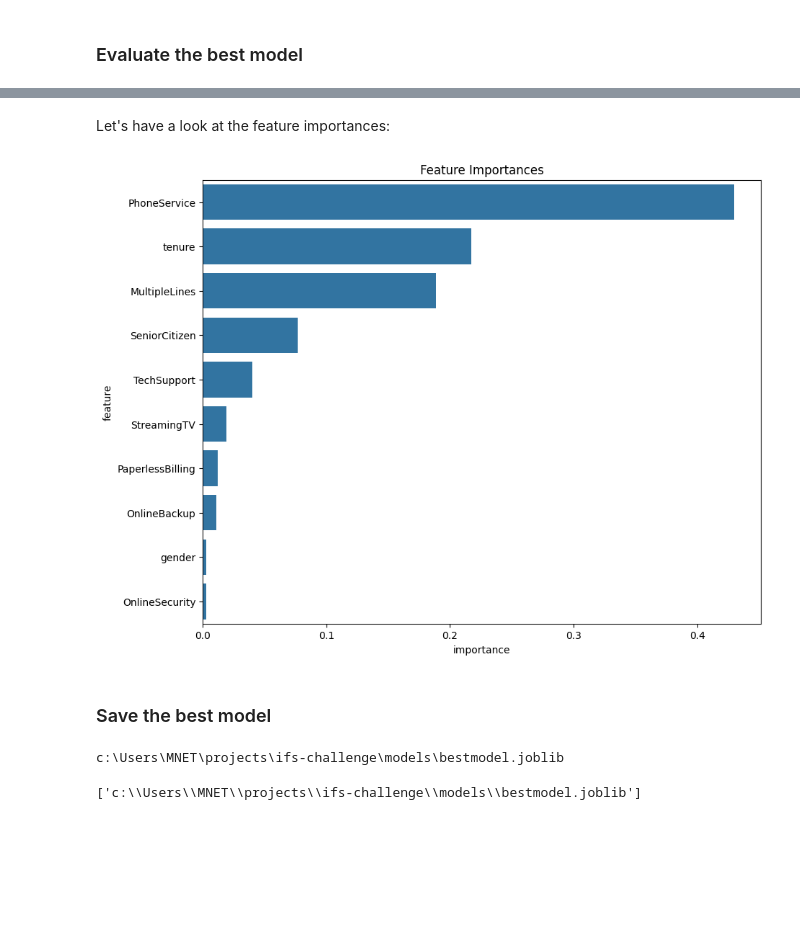
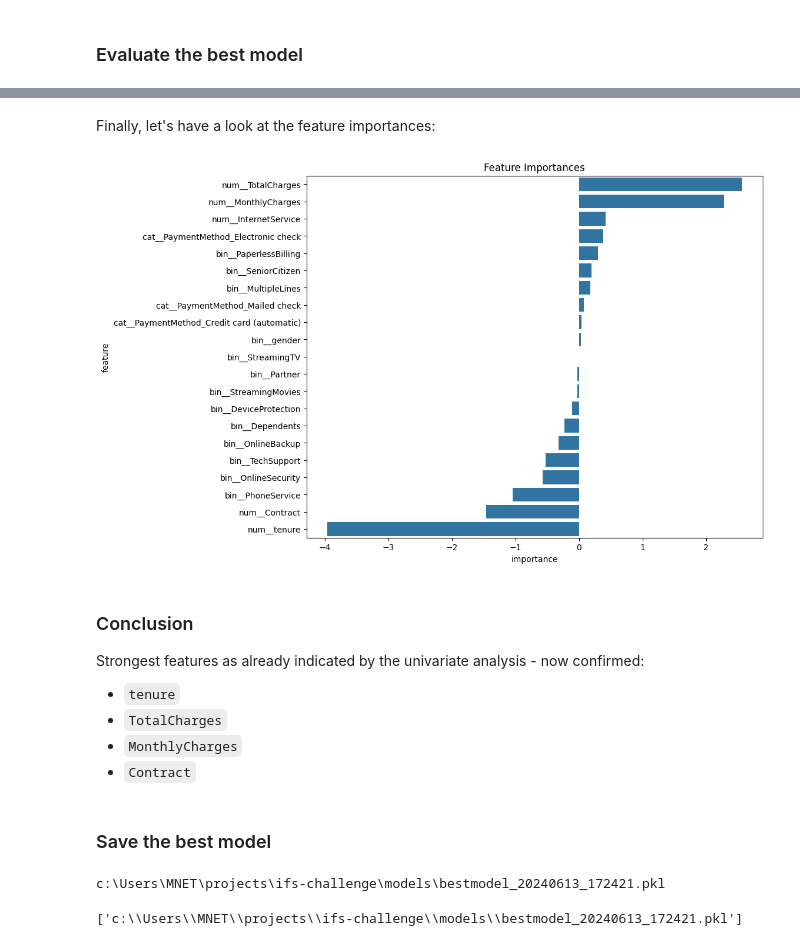
Before and after one commit to marton-eifert/churn_challenge, a Jupyter notebook: notebooks/churn_prediction.ipynb, the cells around one changed output, grey strips where cells are left out. Cells and saved outputs as stored; diff of their text form; code cells hidden in the pictures; blank space fills up the shorter version.

```diff
--- a/notebooks/churn_prediction.ipynb
+++ b/notebooks/churn_prediction.ipynb
@@ -176 +187,4 @@ data['InternetService'] = data['InternetService'].map(lambda x: 2 if x == 'Fiber
+# %%
+# Scale the integer columns by dividing by 24 (which is the number of months in 2 years)
+data['tenure'] = data['tenure'] / 24
 # %% [markdown]
@@ -431,7 +483,7 @@ from sklearn.metrics import (
 pipeline = Pipeline([
     ('preprocessor', preprocessor),
     ('feature_selection', SelectKBest(score_func=chi2, k=10)),
-    ('classifier', LogisticRegression())  # Default classifier, will be changed in grid search
+    ('classifier', LogisticRegression()),  # Default classifier, will be changed in grid search
 ])
 # %% [markdown]
 Our model candidates:
@@ -448,34 +500,39 @@ param_grids = {
     'logistic_regression': {
         'classifier': [LogisticRegression()],
         'classifier__C': [0.1, 1.0, 10.0],
-        'classifier__penalty': ['l2']
+        'classifier__penalty': ['l2'],
+        'feature_selection__k': [10, 15, 'all']
     },
     'random_forest': {
         'classifier': [RandomForestClassifier()],
         'classifier__n_estimators': [100, 200],
         'classifier__max_depth': [None, 10, 20],
+        'feature_selection__k': [10, 15, 'all']
     },
     'gradient_boosting': {
         'classifier': [GradientBoostingClassifier()],
         'classifier__n_estimators': [100, 200],
         'classifier__learning_rate': [0.1, 0.01],
+        'feature_selection__k': [10, 15, 'all']
     },
     'xgboost': {
         'classifier': [XGBClassifier()],
         'classifier__n_estimators': [100, 200],
         'classifier__learning_rate': [0.1, 0.01],
+        'feature_selection__k': [10, 15, 'all']
     },
     'svm_linear': {
-        'classifier': [SVC(kernel='linear')],
-        'classifier__C': [0.1, 1.0, 10.0],
+        'classifier': [CalibratedClassifierCV(estimator=SVC(kernel='linear'))],
+        'classifier__estimator__C': [0.1, 1.0, 10.0],
+        'feature_selection__k': [10, 15, 'all']
     },
     'svm_rbf': {
-        'classifier': [SVC(kernel='rbf')],
-        'classifier__C': [0.1, 1.0, 10.0],
-        'classifier__gamma': ['scale', 'auto'],
+        'classifier': [CalibratedClassifierCV(estimator=SVC(kernel='rbf'))],
+        'classifier__estimator__C': [0.1, 1.0, 10.0],
+        'classifier__estimator__gamma': ['scale', 'auto'],
+        'feature_selection__k': [10, 15, 'all']
     }
 }
-
 
 # Combine all parameter grids into one for grid search
 combined_param_grid = []
@@ -571,0 +611,16 @@ Selected features:
+# %%
+# Inspect the intermediate step of the pipeline: preprocessor
+pp: ColumnTransformer = best_model.named_steps['preprocessor']
+print("Number of raw features before preprocessing step: ", pp.n_features_in_)
+selected_features_names = pp.get_feature_names_out()
+print("Number of features after preprocessing: ", len(selected_features_names))
+print("Names of all features after preprocessing: ")
+print("\t* ", "\n\t* ".join(selected_features_names), "\n", sep="")
+
+# Inspect the intermediate step of the pipeline: feature selection
+fs: SelectKBest = best_model.named_steps['feature_selection']
+selected_features_idx = fs.get_support(indices=True)
+print("Indices of selected features: ", selected_features_idx)
+print("Number of selected features: ", len(selected_features_idx))
+print("Names of features after selection: ")
+print("\t* ", "\n\t* ".join(selected_features_names[selected_features_idx]), sep="")
@@ -656,28 +729,33 @@ plt.show()
 # %% [markdown]
-Let's have a look at the feature importances:
+Finally, let's have a look at the feature importances:
 # %%
-# Feature importance analysis
-best_model = grid_search.best_estimator_
-
 # Distingiush between feature importances and coefficients
 if hasattr(best_model.named_steps['classifier'], 'feature_importances_'):
     importances = best_model.named_steps['classifier'].feature_importances_
     feature_importance_df = pd.DataFrame({'feature': selected_features_names, 'importance': importances})
     feature_importance_df = feature_importance_df.sort_values(by='importance', ascending=False)
 elif hasattr(best_model.named_steps['classifier'], 'coef_'):
     importances = best_model.named_steps['classifier'].coef_[0]
     feature_importance_df = pd.DataFrame({'feature': selected_features_names, 'importance': importances})
     feature_importance_df = feature_importance_df.sort_values(by='importance', ascending=False)
 else:
     raise ValueError("The best classifier does not provide feature importances or coefficients")
 
 # Plot feature importances
 plt.figure(figsize=(10, 8))
 sns.barplot(data=feature_importance_df, x='importance', y='feature')
 plt.title('Feature Importances')
 plt.show()
 # %% [output]
-[figure, old version]
+[figure, new version]
+# %% [markdown]
+### Conclusion
+
+Strongest features as already indicated by the univariate analysis - now confirmed:
+* `tenure`
+* `TotalCharges`
+* `MonthlyCharges`
+* `Contract`
 # %% [markdown]
 ### Save the best model
 # %%
@@ -685,11 +763,13 @@ import joblib
 
 # construct the absolute path to the file and print it
 import os
+import datetime
 os.getcwd()
-save_path = os.path.abspath(os.path.join(os.getcwd(), '..', 'models', 'bestmodel.joblib'))
+ts = datetime.datetime.now().strftime("%Y%m%d_%H%M%S")
+save_path = os.path.abspath(os.path.join(os.getcwd(), '..', 'models', f'bestmodel_{ts}.pkl'))
 print(save_path)
 
 joblib.dump(best_model, save_path)
 # %% [output]
-c:\Users\MNET\projects\ifs-challenge\models\bestmodel.joblib
+c:\Users\MNET\projects\ifs-challenge\models\bestmodel_20240613_172421.pkl
-['c:\\Users\\MNET\\projects\\ifs-challenge\\models\\bestmodel.joblib']
+['c:\\Users\\MNET\\projects\\ifs-challenge\\models\\bestmodel_20240613_172421.pkl']
```
Also changed, not shown: parts of 44 cells of this notebook, 1 other file.
